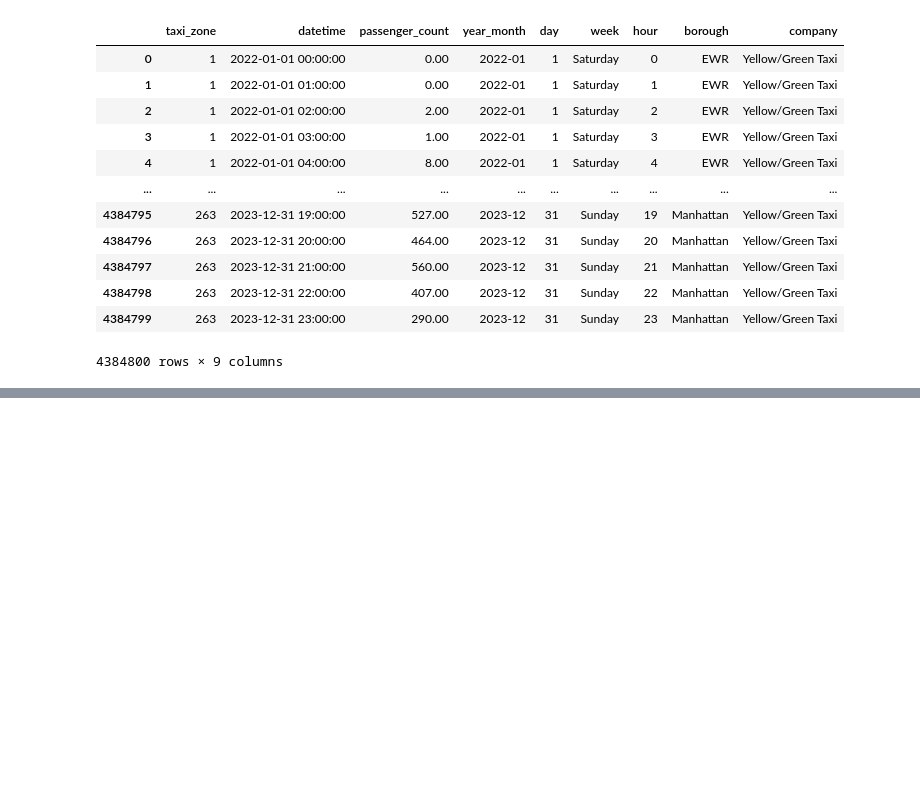
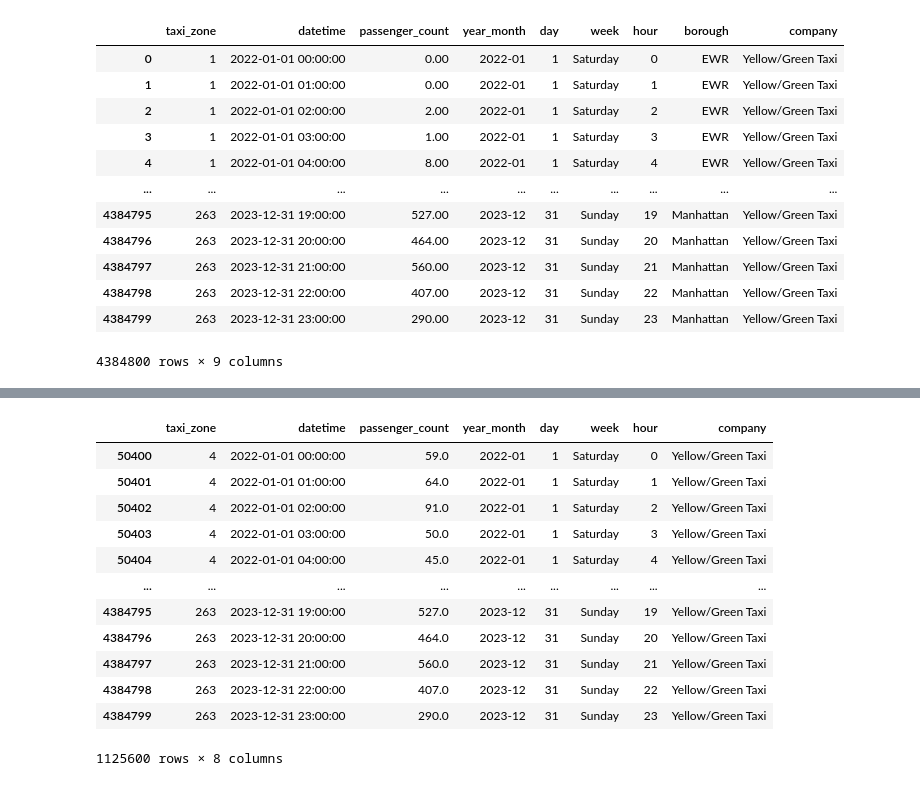
Before and after one commit to HelloMum/COMP47360-Smart-Tourist-Guide, a Jupyter notebook: src/data_processing/notebooks/taxi/taxi_data_cleaning.ipynb, the cells around one changed output, grey strips where cells are left out. Drawn from its saved outputs; the diff is of its cells as text; code cells hidden in the pictures; blank space fills up the shorter version.

```diff
--- a/src/data_processing/notebooks/taxi/taxi_data_cleaning.ipynb
+++ b/src/data_processing/notebooks/taxi/taxi_data_cleaning.ipynb
@@ -837,0 +842,18 @@ df_add_borough.reset_index(drop=True).to_parquet("basic_taxi_df_cleaned.parquet"
+# %%
+selected_columns = ['taxi_zone', 'datetime', 'passenger_count', 'year_month', 'day', 'week', 'hour', 'company']
+df = df[selected_columns]
+df
+# %% [output]
+|  | taxi_zone | datetime | passenger_count | year_month | day | week | hour | company |
+| 50400 | 4 | 2022-01-01 00:00:00 | 59.0 | 2022-01 | 1 | Saturday | 0 | Yellow/Green Taxi |
+| 50401 | 4 | 2022-01-01 01:00:00 | 64.0 | 2022-01 | 1 | Saturday | 1 | Yellow/Green Taxi |
+| 50402 | 4 | 2022-01-01 02:00:00 | 91.0 | 2022-01 | 1 | Saturday | 2 | Yellow/Green Taxi |
+| 50403 | 4 | 2022-01-01 03:00:00 | 50.0 | 2022-01 | 1 | Saturday | 3 | Yellow/Green Taxi |
+| 50404 | 4 | 2022-01-01 04:00:00 | 45.0 | 2022-01 | 1 | Saturday | 4 | Yellow/Green Taxi |
+| ... | ... | ... | ... | ... | ... | ... | ... | ... |
+| 4384795 | 263 | 2023-12-31 19:00:00 | 527.0 | 2023-12 | 31 | Sunday | 19 | Yellow/Green Taxi |
+| 4384796 | 263 | 2023-12-31 20:00:00 | 464.0 | 2023-12 | 31 | Sunday | 20 | Yellow/Green Taxi |
+| 4384797 | 263 | 2023-12-31 21:00:00 | 560.0 | 2023-12 | 31 | Sunday | 21 | Yellow/Green Taxi |
+| 4384798 | 263 | 2023-12-31 22:00:00 | 407.0 | 2023-12 | 31 | Sunday | 22 | Yellow/Green Taxi |
+| 4384799 | 263 | 2023-12-31 23:00:00 | 290.0 | 2023-12 | 31 | Sunday | 23 | Yellow/Green Taxi |
+1125600 rows × 8 columns
```
Also changed, not shown: parts of 13 cells of this notebook, 14 other files.
